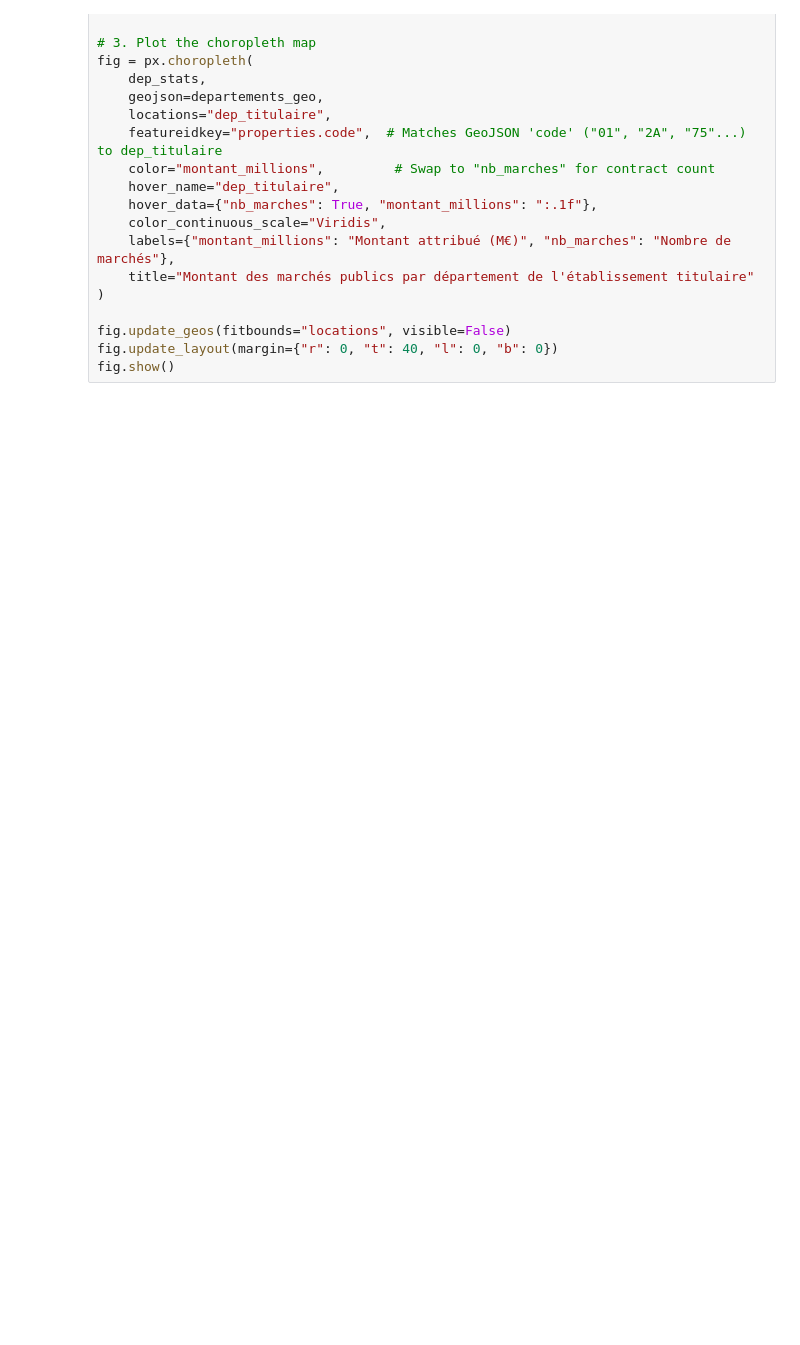
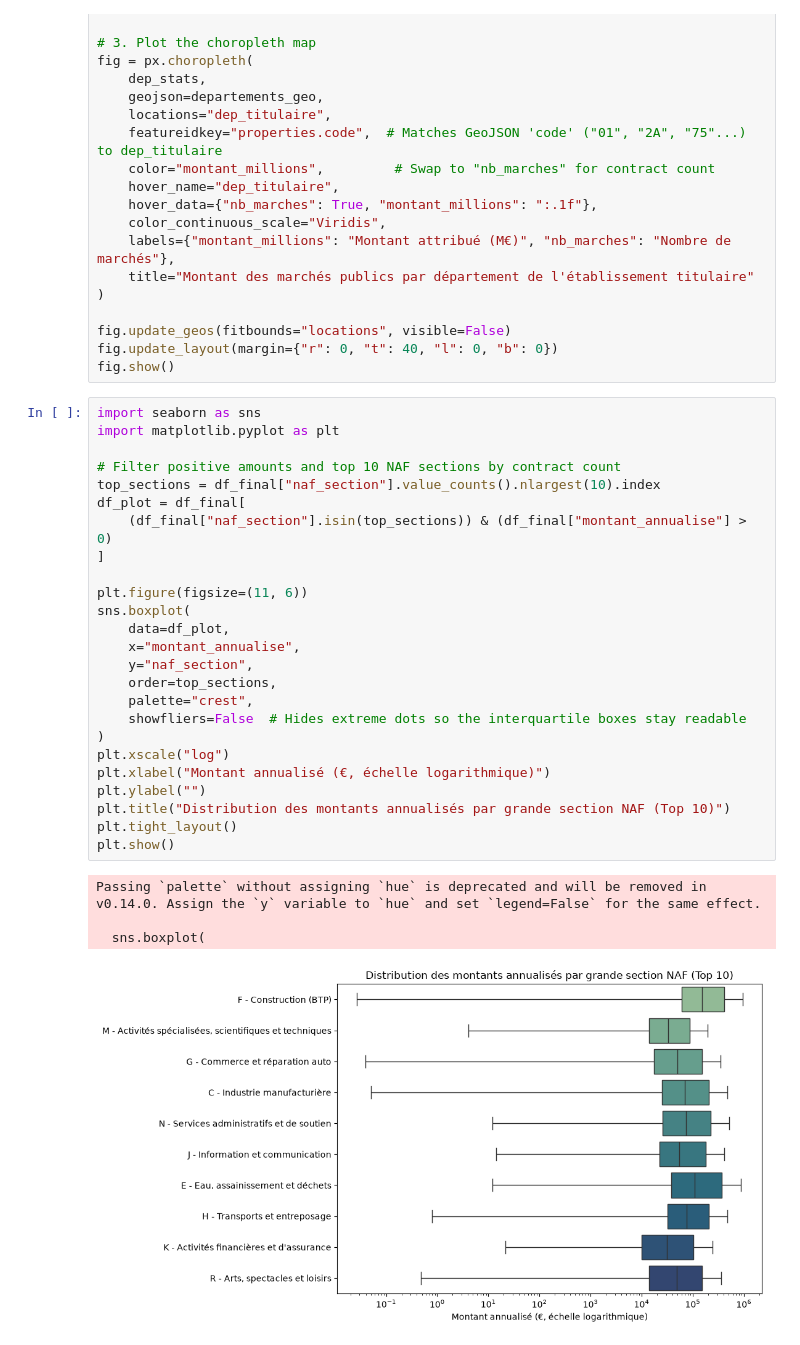
Before and after one commit to Glemesre/2A-Python-pour-la-data-science, a Jupyter notebook: main.ipynb, the cells around one changed output. Cells and saved outputs as stored; diff of their text form; blank space fills up the shorter version.

```diff
--- a/main.ipynb
+++ b/main.ipynb
@@ -495,3 +495,33 @@ fig = px.choropleth(
 fig.update_geos(fitbounds="locations", visible=False)
 fig.update_layout(margin={"r": 0, "t": 40, "l": 0, "b": 0})
 fig.show()
+# %%
+import seaborn as sns
+import matplotlib.pyplot as plt
+
+# Filter positive amounts and top 10 NAF sections by contract count
+top_sections = df_final["naf_section"].value_counts().nlargest(10).index
+df_plot = df_final[
+    (df_final["naf_section"].isin(top_sections)) & (df_final["montant_annualise"] > 0)
+]
+
+plt.figure(figsize=(11, 6))
+sns.boxplot(
+    data=df_plot,
+    x="montant_annualise",
+    y="naf_section",
+    order=top_sections,
+    palette="crest",
+    showfliers=False  # Hides extreme dots so the interquartile boxes stay readable
+)
+plt.xscale("log")
+plt.xlabel("Montant annualisé (€, échelle logarithmique)")
+plt.ylabel("")
+plt.title("Distribution des montants annualisés par grande section NAF (Top 10)")
+plt.tight_layout()
+plt.show()
+# %% [output]
+Passing `palette` without assigning `hue` is deprecated and will be removed in v0.14.0. Assign the `y` variable to `hue` and set `legend=False` for the same effect.
+
+  sns.boxplot(
+[figure, added]
```
Also changed, not shown: parts of 2 cells of this notebook, 1 other file.
